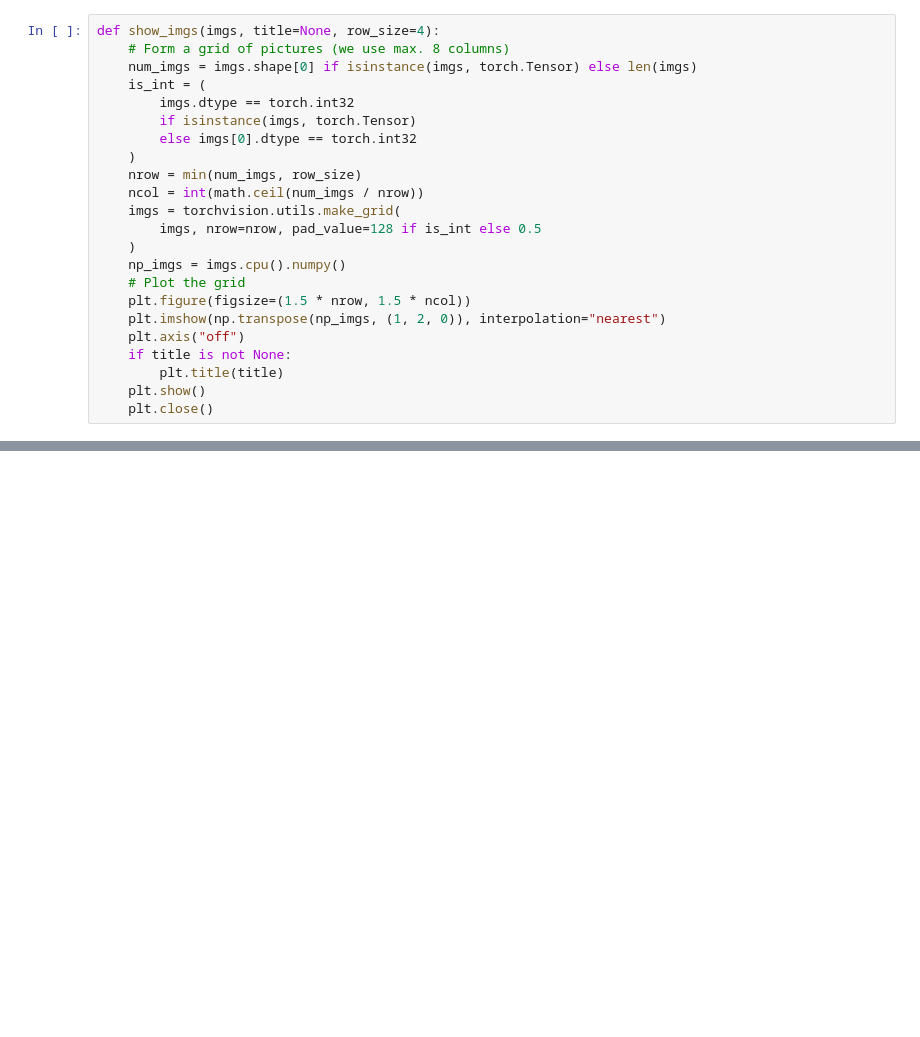
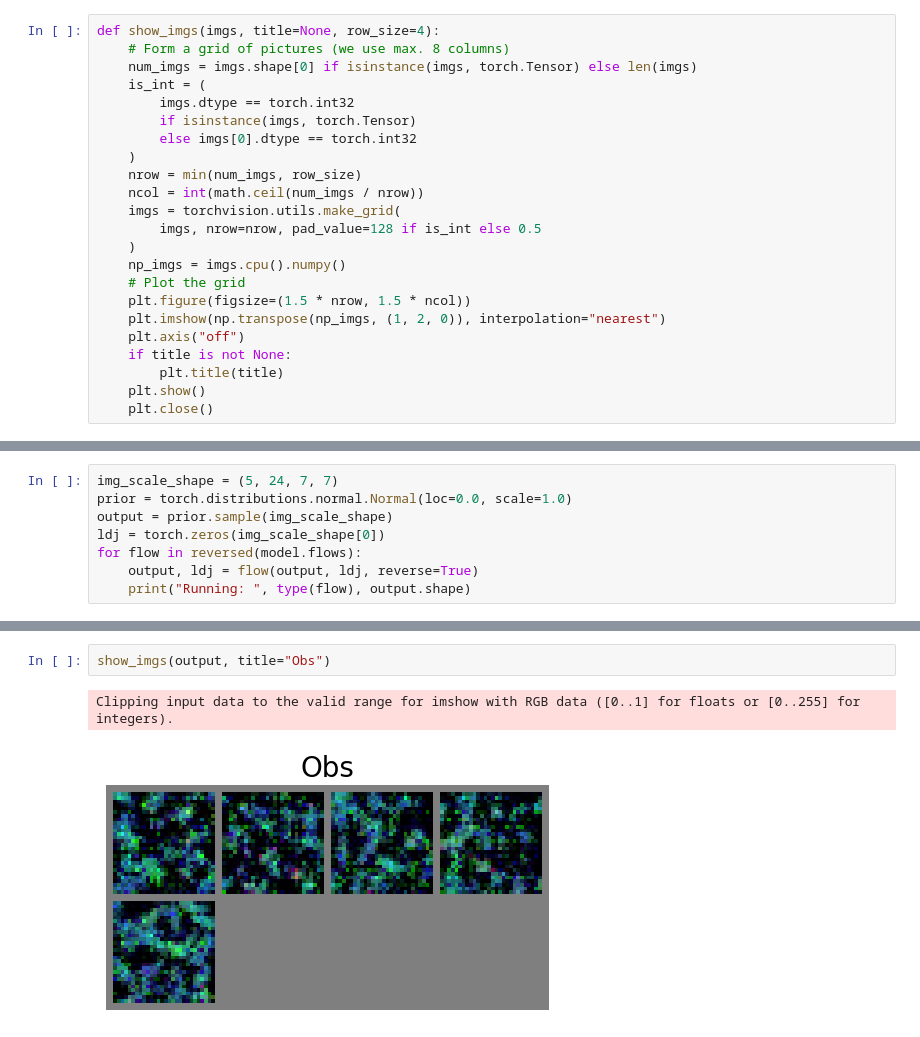
Before and after one commit to tree1111/CDRL, a Jupyter notebook: notebooks/Visualize NF Baseline.ipynb, the cells around one changed output, grey strips where cells are left out. Drawn from its saved outputs; the diff is of its cells as text; blank space fills up the shorter version.

```diff
--- a/notebooks/Visualize NF Baseline.ipynb
+++ b/notebooks/Visualize NF Baseline.ipynb
@@ -90,0 +120,8 @@ Clipping input data to the valid range for imshow with RGB data ([0..1] for floa
+# %%
+img_scale_shape = (5, 24, 7, 7)
+prior = torch.distributions.normal.Normal(loc=0.0, scale=1.0)
+output = prior.sample(img_scale_shape)
+ldj = torch.zeros(img_scale_shape[0])
+for flow in reversed(model.flows):
+    output, ldj = flow(output, ldj, reverse=True)
+    print("Running: ", type(flow), output.shape)
@@ -91,3 +145,8 @@ Clipping input data to the valid range for imshow with RGB data ([0..1] for floa
+# %%
+show_imgs(output, title="Obs")
+# %% [output]
+Clipping input data to the valid range for imshow with RGB data ([0..1] for floats or [0..255] for integers).
+[figure, added]
 # %%
 sns.histplot(obs_imgs.flatten())
 # %% [output]
```
Also changed, not shown: parts of 14 cells of this notebook, 3 other files.
